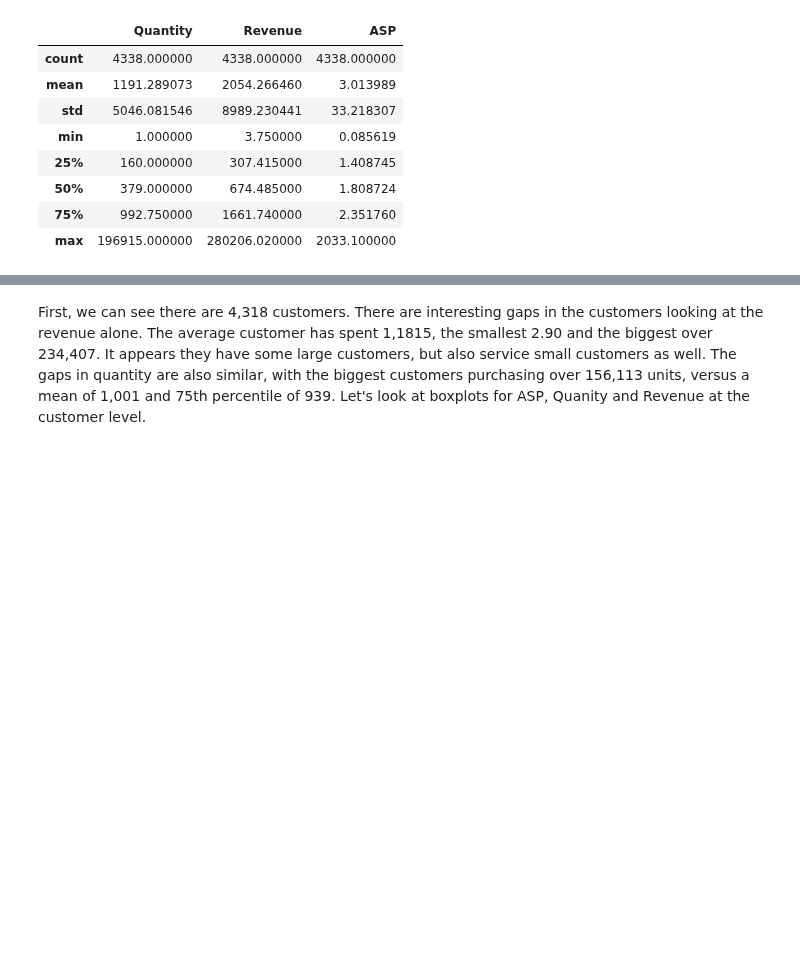
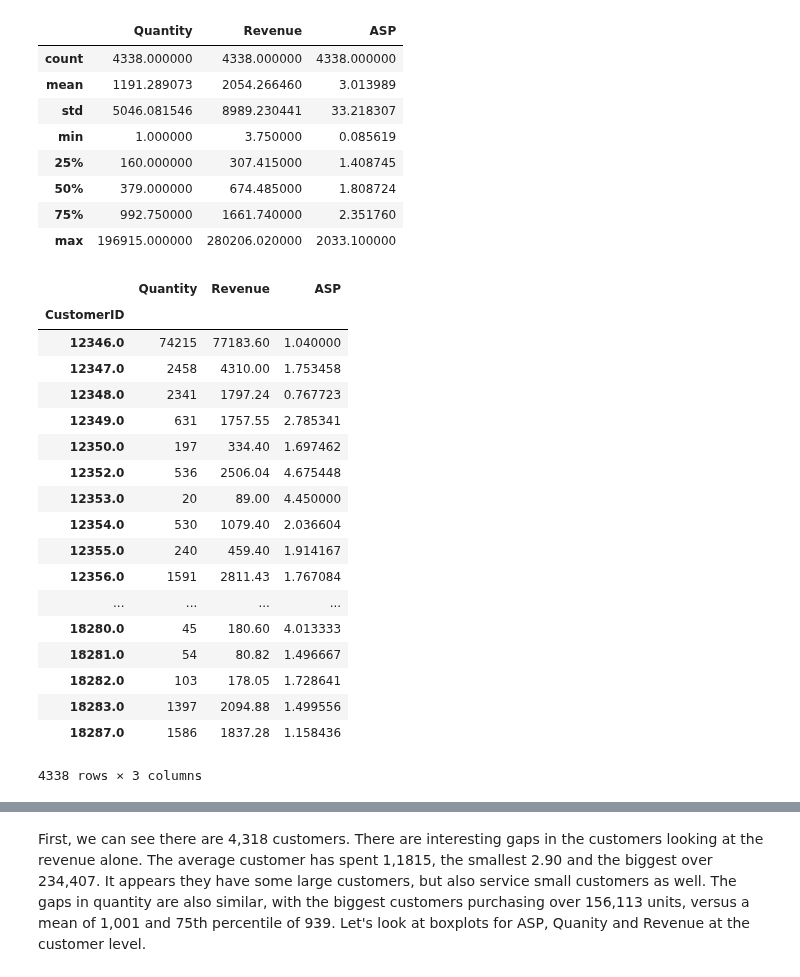
Before and after one commit to zinrion/Thinkful-Projects, a Jupyter notebook: Online Retail Exploration.ipynb, the cells around one changed output, grey strips where cells are left out. Cells and saved outputs as stored; diff of their text form; code cells hidden in the pictures; blank space fills up the shorter version.

```diff
--- a/Online Retail Exploration.ipynb
+++ b/Online Retail Exploration.ipynb
@@ -177,3 +177,25 @@ sales_cust_grouped.describe()
 | 50% | 379.000000 | 674.485000 | 1.808724 |
 | 75% | 992.750000 | 1661.740000 | 2.351760 |
 | max | 196915.000000 | 280206.020000 | 2033.100000 |
+# %%
+sales_cust_grouped
+# %% [output]
+|  | Quantity | Revenue | ASP |
+| CustomerID |  |  |  |
+| 12346.0 | 74215 | 77183.60 | 1.040000 |
+| 12347.0 | 2458 | 4310.00 | 1.753458 |
+| 12348.0 | 2341 | 1797.24 | 0.767723 |
+| 12349.0 | 631 | 1757.55 | 2.785341 |
+| 12350.0 | 197 | 334.40 | 1.697462 |
+| 12352.0 | 536 | 2506.04 | 4.675448 |
+| 12353.0 | 20 | 89.00 | 4.450000 |
+| 12354.0 | 530 | 1079.40 | 2.036604 |
+| 12355.0 | 240 | 459.40 | 1.914167 |
+| 12356.0 | 1591 | 2811.43 | 1.767084 |
+| ... | ... | ... | ... |
+| 18280.0 | 45 | 180.60 | 4.013333 |
+| 18281.0 | 54 | 80.82 | 1.496667 |
+| 18282.0 | 103 | 178.05 | 1.728641 |
+| 18283.0 | 1397 | 2094.88 | 1.499556 |
+| 18287.0 | 1586 | 1837.28 | 1.158436 |
+4338 rows × 3 columns
```
Also changed, not shown: parts of 11 cells of this notebook.
